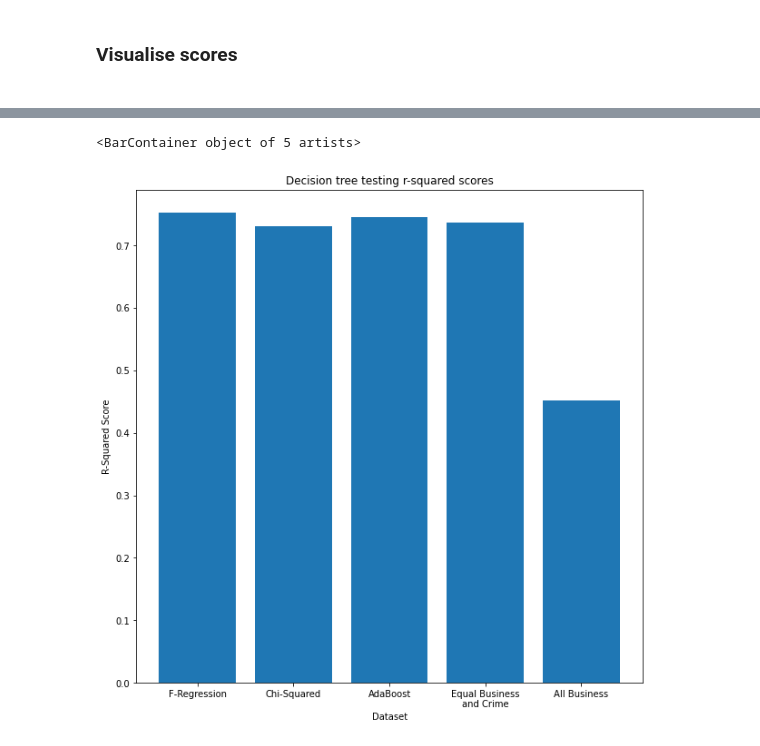
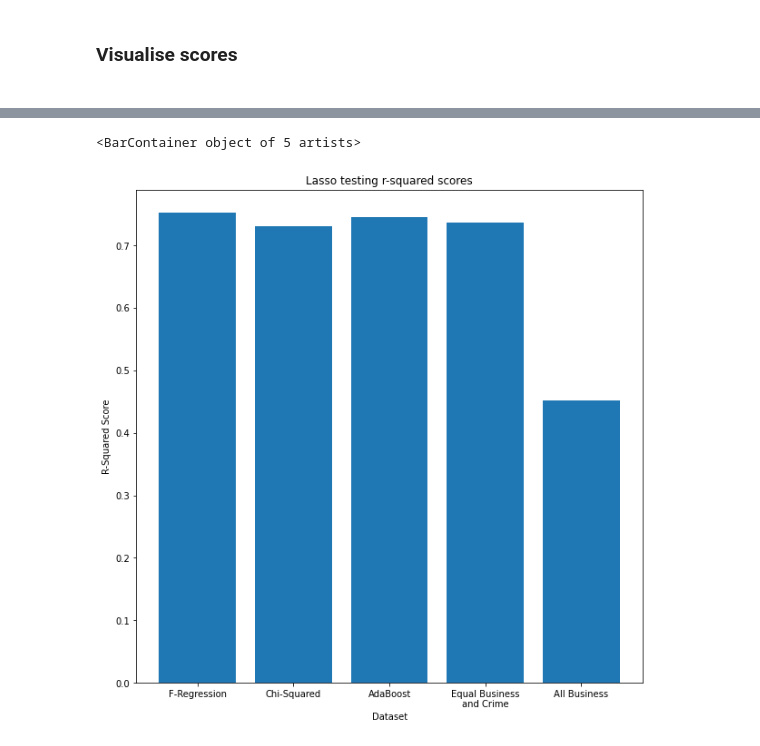
Before and after one commit to CBProgramming/CrimePrediction, a Jupyter notebook: 16 - Lasso.ipynb, the cells around one changed output, grey strips where cells are left out. Cells and saved outputs as stored; diff of their text form; code cells hidden in the pictures.

```diff
--- a/16 - Lasso.ipynb
+++ b/16 - Lasso.ipynb
@@ -662,10 +658,10 @@ plt.bar(y_select, mae_scores)
 # %%
 plt.figure(figsize = (10,10))
 plt.xticks(y_select,datasets)
-plt.title("Decision tree testing r-squared scores")
+plt.title(display_name + " testing r-squared scores")
 plt.xlabel("Dataset")
 plt.ylabel("R-Squared Score")
 plt.bar(y_select, r2_scores)
 # %% [output]
 <BarContainer object of 5 artists>
-[figure, old version]
+[figure, new version]
```
Also changed, not shown: parts of 9 cells of this notebook, 8 other files.
